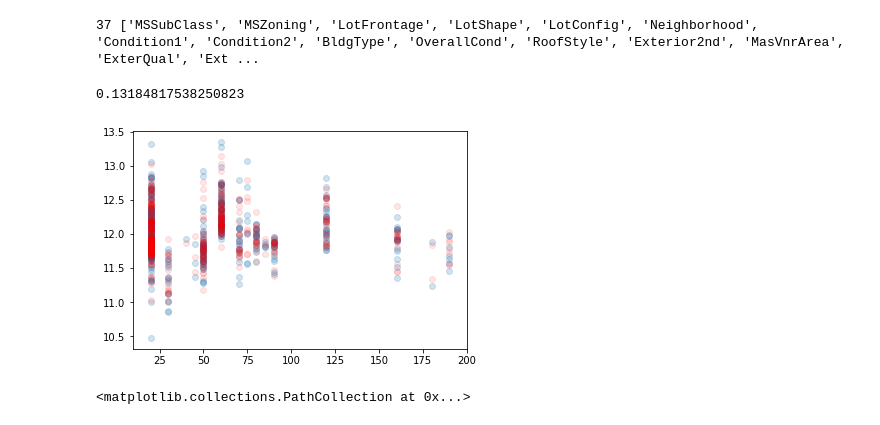
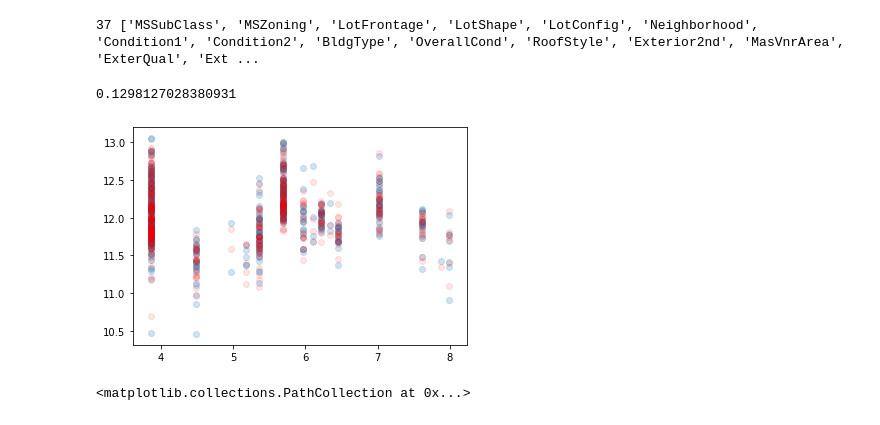
Before and after one commit to aneesh98/HousingPricePredictor, a Jupyter notebook: HPR.ipynb, the cells around one changed output. Drawn from its saved outputs; the diff is of its cells as text; code cells hidden in the pictures.

```diff
--- a/HPR.ipynb
+++ b/HPR.ipynb
@@ -217,3 +217,26 @@ print(d)
 # df = sc.fit_transform(df)
 # %% [output]
 {'le_0': LabelEncoder(), 'le_1': LabelEncoder(), 'le_2': LabelEncoder(), 'le_3': LabelEncoder(), 'le_4': LabelEncoder(), 'le_5': LabelEncoder(), 'le_6': LabelEncoder(), 'le_7': LabelEncoder(), 'le_8': ...
+# %%
+from sklearn.model_selection import train_test_split
+from sklearn.ensemble import GradientBoostingRegressor, RandomForestRegressor
+from scipy.stats import norm, skew, probplot
+from sklearn.metrics import classification_report, confusion_matrix, accuracy_score
+from sklearn.feature_selection import RFECV
+# req_cols = df.columns.values
+X = df.iloc[:,:df.shape[1]-1]
+
+skewness = X.apply(lambda x: skew(x)).sort_values(ascending=False)
+
+skewness_df = pd.DataFrame({'Skewness': skewness})
+print(skewness_df.head(10))
+from scipy.special import boxcox1p
+boxcox_features = skewness_df[np.abs(skewness_df['Skewness'])>0.75].index
+print(boxcox_features)
+lam = 0.15
+for col in boxcox_features:
+    X.loc[:, col] = boxcox1p(X[col], lam)
+skewness2 = X.apply(lambda x: skew(x)).sort_values(ascending=False)
+
+skewness_df2 = pd.DataFrame({'Skewness': skewness2})
+skewness_df2.head(10)
@@ -220,15 +272,10 @@ print(d)
 # %%
-from sklearn.model_selection import train_test_split
-from sklearn.ensemble import GradientBoostingRegressor, RandomForestRegressor
-from sklearn.metrics import classification_report, confusion_matrix, accuracy_score
-from sklearn.feature_selection import RFECV
-# req_cols = df.columns.values
-X = df.iloc[:,:df.shape[1]-1]
+
 y = [np.log(k) for k in df.iloc[:,df.shape[1]-1]]
 x_train, x_test, y_train, y_test = train_test_split(X, y, test_size=0.33)
-rf = RandomForestRegressor(n_estimators = 50)
+rf = RandomForestRegressor(n_estimators = 100)
 rf.fit(x_train, y_train)
-gbrt = GradientBoostingRegressor( n_estimators = 500)
+gbrt = GradientBoostingRegressor( n_estimators = 5000, loss = 'huber')
 gbrt.fit(x_train, y_train)
 # %% [output]
 GradientBoostingRegressor(alpha=0.9, criterion='friedman_mse', init=None,
@@ -294,15 +341,15 @@ print(len(req_cols), req_cols)
 # %% [output]
 37 ['MSSubClass', 'MSZoning', 'LotFrontage', 'LotShape', 'LotConfig', 'Neighborhood', 'Condition1', 'Condition2', 'BldgType', 'OverallCond', 'RoofStyle', 'Exterior2nd', 'MasVnrArea', 'ExterQual', 'Ext ...
 # %%
-from sklearn.metrics import classification_report, confusion_matrix, accuracy_score, mean_squared_error, rmse
-y_preds = rf.predict(x_test)
+from sklearn.metrics import classification_report, confusion_matrix, accuracy_score, mean_squared_error
+y_preds = gbrt.predict(x_test)
 mse = np.sqrt(mean_squared_error(y_test, y_preds))
 plt.scatter(x_test['MSSubClass'], y_test, alpha = 0.2)
 plt.scatter(x_test['MSSubClass'], y_preds, color = 'red', alpha = 0.1)
 print(mse)
 # %% [output]
-0.13184817538250823
+0.1298127028380931
-[figure, old version]
+[figure, new version]
 # %%
 plt.scatter(y_test, y_preds)
 # %% [output]
```
Also changed, not shown: parts of 4 cells of this notebook.
